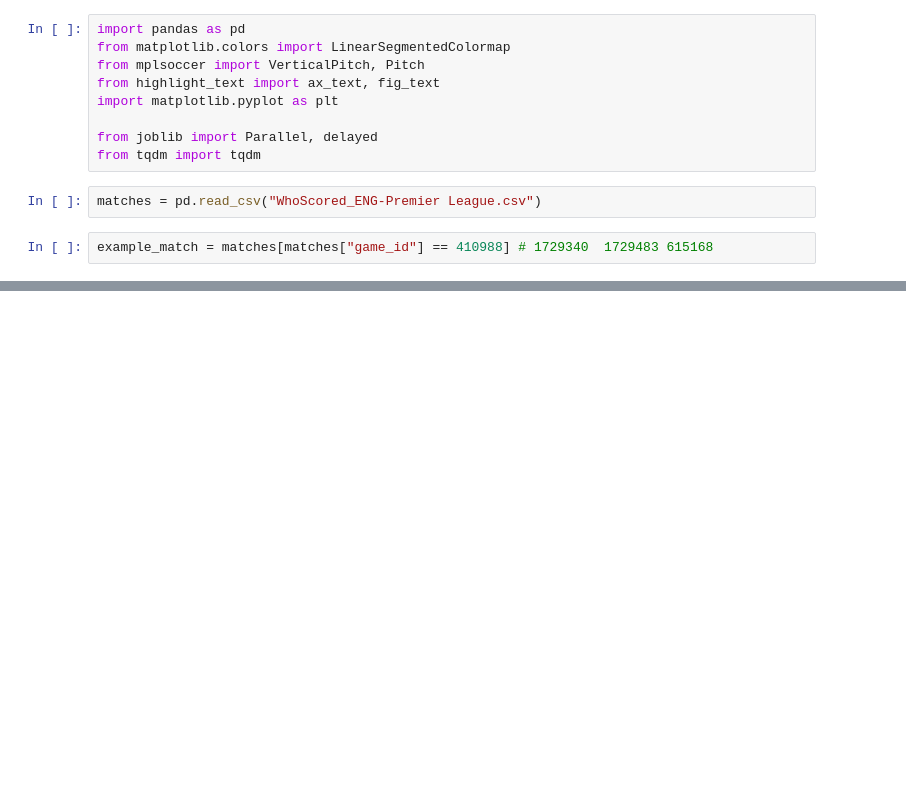
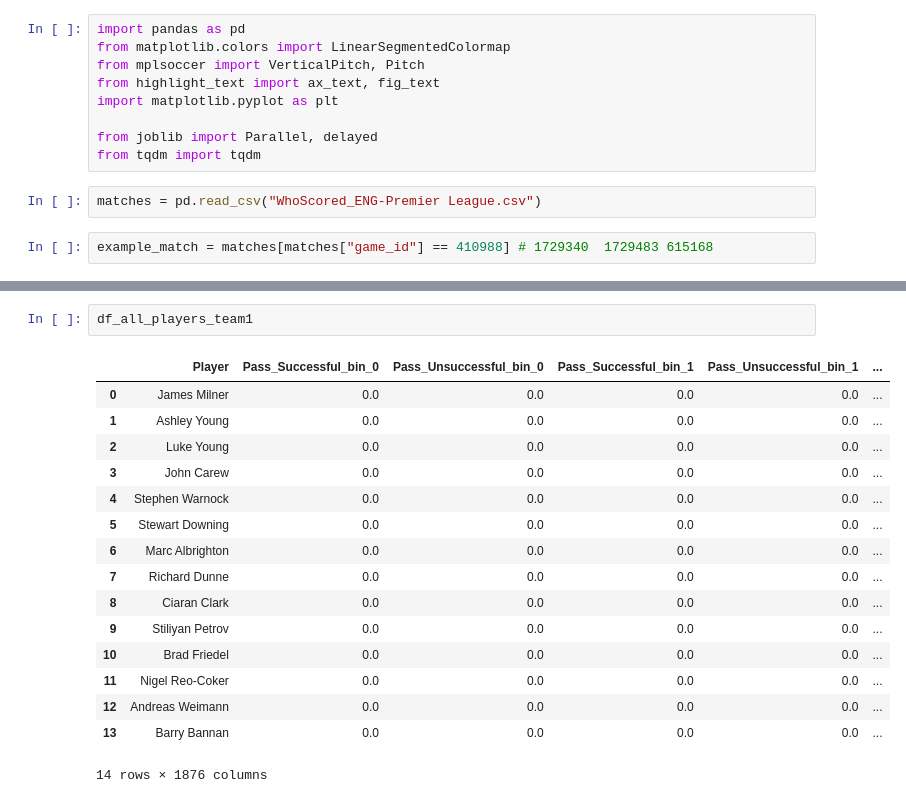
Before and after one commit to GonzaloFuentes1/IPRE-DeepLearningPrediccionDeResultadosDeportivos, a Jupyter notebook: Modelos/Whoscored/get_features.ipynb, the cells around one changed output, grey strips where cells are left out. Saved outputs shown, nothing was run; the diff lists cells and outputs as text; blank space fills up the shorter version.

```diff
--- a/Modelos/Whoscored/get_features.ipynb
+++ b/Modelos/Whoscored/get_features.ipynb
@@ -125,0 +126,19 @@ df_all_players_team1, df_all_players_team2 = get_features_individuales(matches,
+# %%
+df_all_players_team1
+# %% [output]
+|  | Player | Pass_Successful_bin_0 | Pass_Unsuccessful_bin_0 | Pass_Successful_bin_1 | Pass_Unsuccessful_bin_1 | ... |
+| 0 | James Milner | 0.0 | 0.0 | 0.0 | 0.0 | ... |
+| 1 | Ashley Young | 0.0 | 0.0 | 0.0 | 0.0 | ... |
+| 2 | Luke Young | 0.0 | 0.0 | 0.0 | 0.0 | ... |
+| 3 | John Carew | 0.0 | 0.0 | 0.0 | 0.0 | ... |
+| 4 | Stephen Warnock | 0.0 | 0.0 | 0.0 | 0.0 | ... |
+| 5 | Stewart Downing | 0.0 | 0.0 | 0.0 | 0.0 | ... |
+| 6 | Marc Albrighton | 0.0 | 0.0 | 0.0 | 0.0 | ... |
+| 7 | Richard Dunne | 0.0 | 0.0 | 0.0 | 0.0 | ... |
+| 8 | Ciaran Clark | 0.0 | 0.0 | 0.0 | 0.0 | ... |
+| 9 | Stiliyan Petrov | 0.0 | 0.0 | 0.0 | 0.0 | ... |
+| 10 | Brad Friedel | 0.0 | 0.0 | 0.0 | 0.0 | ... |
+| 11 | Nigel Reo-Coker | 0.0 | 0.0 | 0.0 | 0.0 | ... |
+| 12 | Andreas Weimann | 0.0 | 0.0 | 0.0 | 0.0 | ... |
+| 13 | Barry Bannan | 0.0 | 0.0 | 0.0 | 0.0 | ... |
+14 rows × 1876 columns
```
Also changed, not shown: parts of 4 cells of this notebook.
